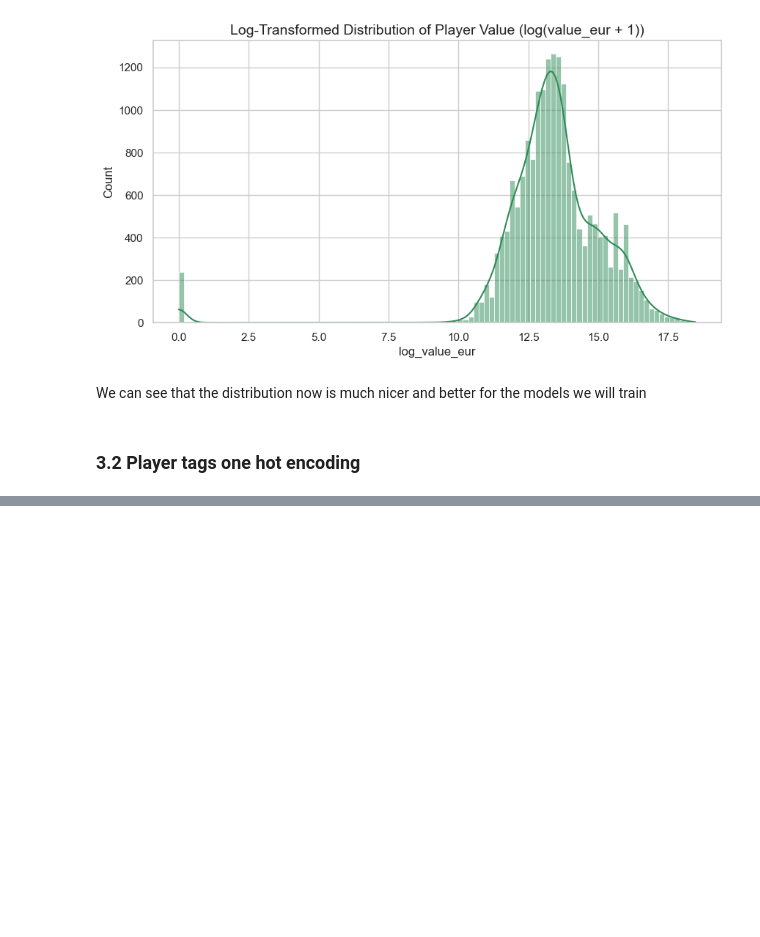
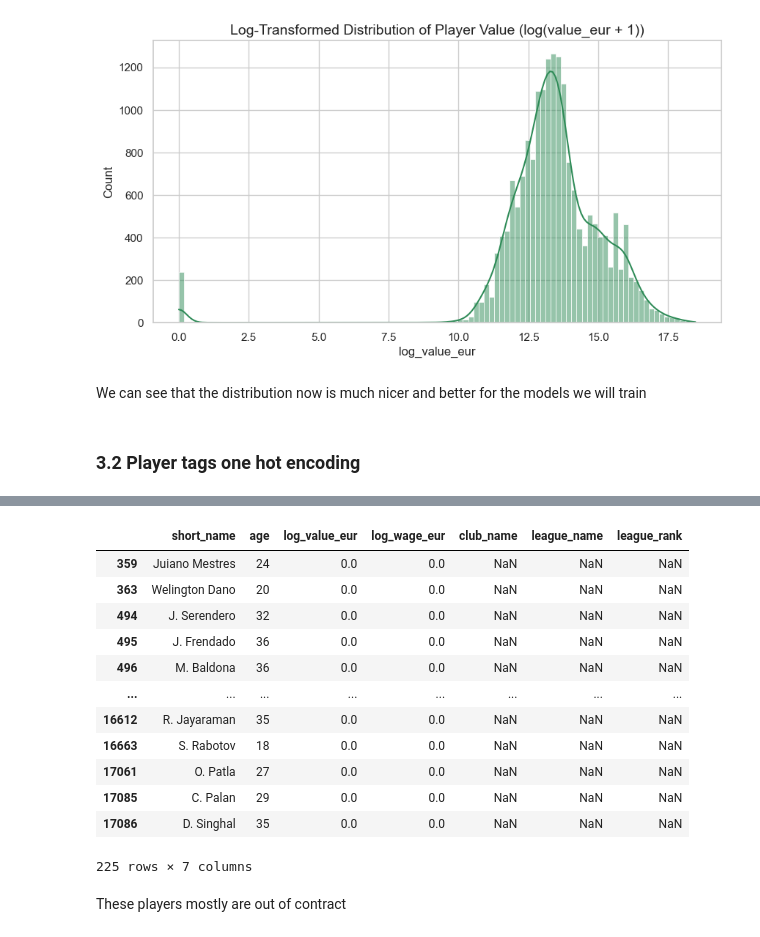
Before and after one commit to filiprares/data-science-internship, a Jupyter notebook: notebooks/week1_data_exploration.ipynb, the cells around one changed output, grey strips where cells are left out. Saved outputs shown, nothing was run; the diff lists cells and outputs as text; code cells hidden in the pictures; blank space fills up the shorter version.

```diff
--- a/notebooks/week1_data_exploration.ipynb
+++ b/notebooks/week1_data_exploration.ipynb
@@ -693,0 +865,2 @@ ModuleNotFoundError: No module named 'threadpoolctl'
+# %%
+fifa.drop(columns=['defending_marking'], inplace=True)
@@ -693,0 +869,2 @@ ModuleNotFoundError: No module named 'threadpoolctl'
+# %%
+fifa.drop(columns=['joined_year'], inplace=True)
@@ -693,0 +888,7 @@ ModuleNotFoundError: No module named 'threadpoolctl'
+# %%
+
+fifa['num_player_traits'] = (
+    fifa['player_traits']
+    .fillna('')
+    .apply(lambda x: len([t.strip() for t in x.split(',') if t.strip()]))
+)
@@ -693,0 +910,20 @@ ModuleNotFoundError: No module named 'threadpoolctl'
+# %%
+fifa.drop(columns=['player_traits'], inplace=True)
+# %%
+fifa[fifa['club_name'].isna()][['short_name', 'age', 'log_value_eur', 'log_wage_eur', 'club_name','league_name','league_rank']].head(225)
+# %% [output]
+|  | short_name | age | log_value_eur | log_wage_eur | club_name | league_name | league_rank |
+| 359 | Juiano Mestres | 24 | 0.0 | 0.0 | NaN | NaN | NaN |
+| 363 | Welington Dano | 20 | 0.0 | 0.0 | NaN | NaN | NaN |
+| 494 | J. Serendero | 32 | 0.0 | 0.0 | NaN | NaN | NaN |
+| 495 | J. Frendado | 36 | 0.0 | 0.0 | NaN | NaN | NaN |
+| 496 | M. Baldona | 36 | 0.0 | 0.0 | NaN | NaN | NaN |
+| ... | ... | ... | ... | ... | ... | ... | ... |
+| 16612 | R. Jayaraman | 35 | 0.0 | 0.0 | NaN | NaN | NaN |
+| 16663 | S. Rabotov | 18 | 0.0 | 0.0 | NaN | NaN | NaN |
+| 17061 | O. Patla | 27 | 0.0 | 0.0 | NaN | NaN | NaN |
+| 17085 | C. Palan | 29 | 0.0 | 0.0 | NaN | NaN | NaN |
+| 17086 | D. Singhal | 35 | 0.0 | 0.0 | NaN | NaN | NaN |
+225 rows × 7 columns
+# %% [markdown]
+These players mostly are out of contract
```
Also changed, not shown: parts of 63 cells of this notebook.
